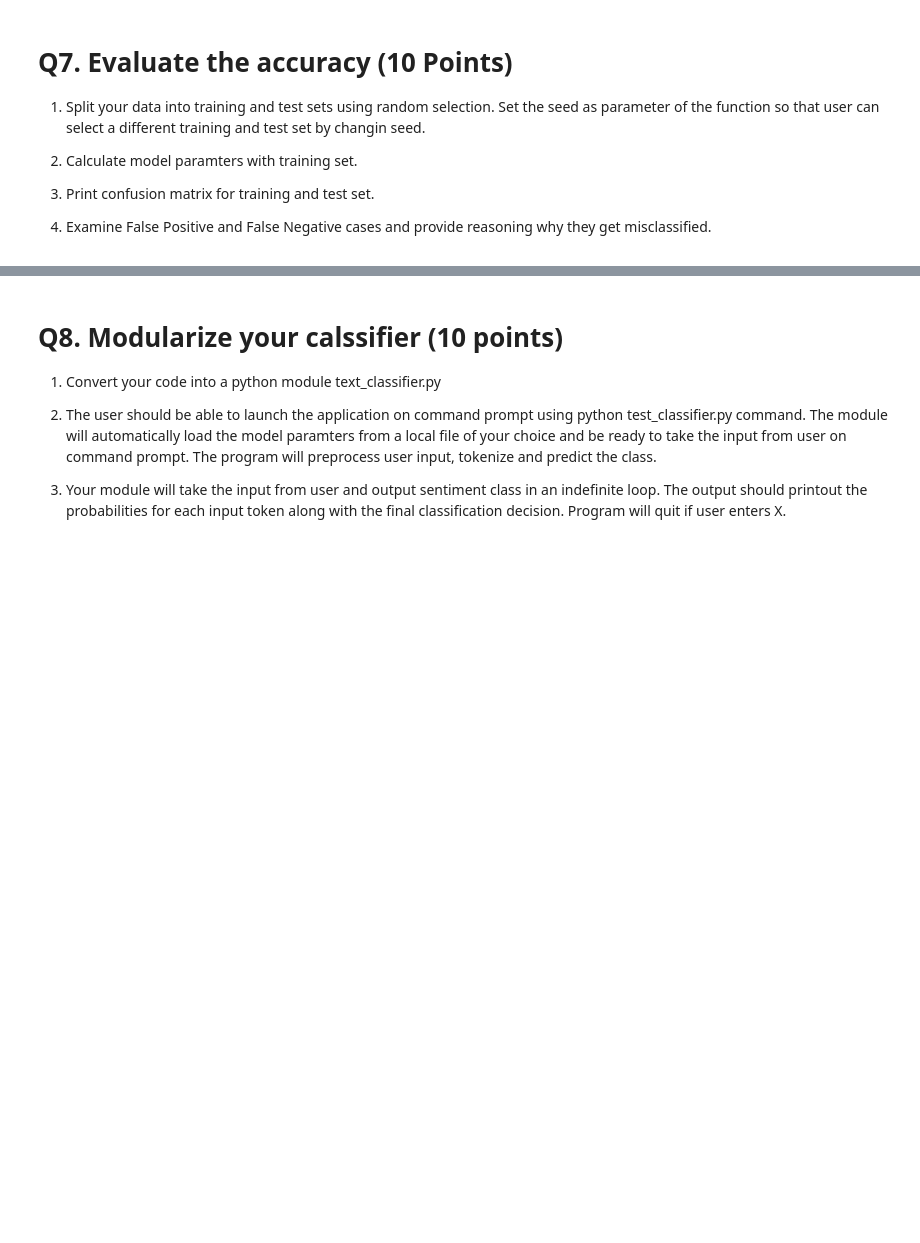
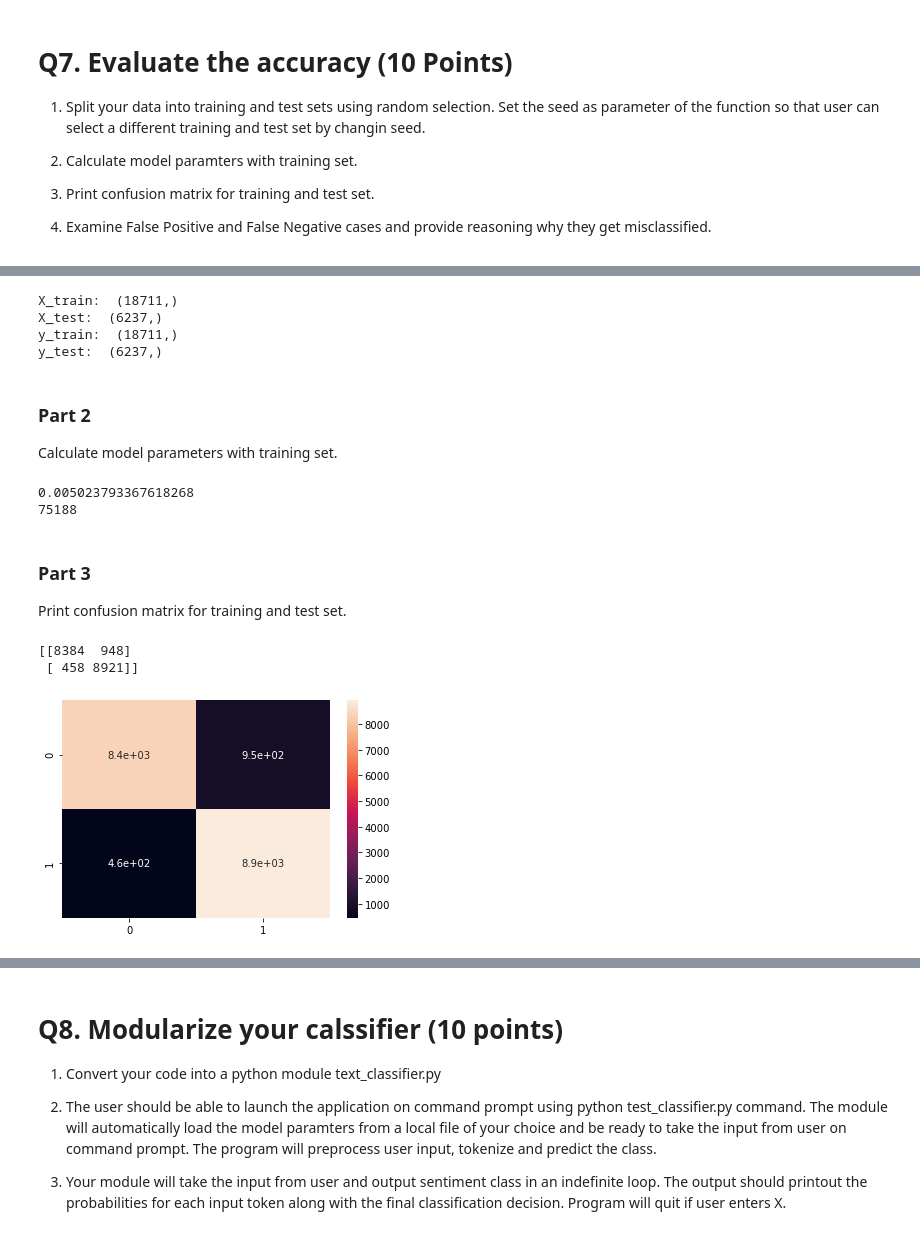
Before and after one commit to alkhalifas/cs-6120-natural-language-processing, a Jupyter notebook: Assignments/Assignment 1/CS6120_NLP_Assignment_1_Notebook(1).ipynb, the cells around one changed output, grey strips where cells are left out. Cells and saved outputs as stored; diff of their text form; code cells hidden in the pictures; blank space fills up the shorter version.

```diff
--- a/Assignments/Assignment 1/CS6120_NLP_Assignment_1_Notebook(1).ipynb
+++ b/Assignments/Assignment 1/CS6120_NLP_Assignment_1_Notebook(1).ipynb
@@ -59,12 +78,12 @@ Feel free to use 'resample' library from sklearn.
 ## hint: use resample from sklearn.utils
 from sklearn.utils import resample
 
-df_majority = None
-df_minority = None
+df_majority = df[df["sentiment"] == "positive"]
+df_minority = df[df["sentiment"] == "negative"]
 
 negative_upsample = resample(df_minority, replace = True,
                         n_samples = df_majority.shape[0],
                         random_state = 101)
 
-df_upsampled = pd.concat([None, None])  # concat two data frames i,e majority class data set and upsampled minority class data set
+df_upsampled = pd.concat([df_majority, negative_upsample])  # concat two data frames i,e majority class data set and upsampled minority class data set
 df_upsampled = df_upsampled.sample(frac = 1)
@@ -506,0 +669,37 @@ naive_bayes_predict(my_review, logprior, loglikelihood)
+# %%
+# ## Considering 10000 positive and 10000 negative data points
+# negative_data_points_train = df_upsampled[df_upsampled["sentiment"] == "negative"].iloc[:10000]
+# positive_data_points_train = df_upsampled[df_upsampled["sentiment"] == "positive"].iloc[:10000]
+
+
+# ## Considering the remaining data points for test
+# negative_data_points_test = df_upsampled[df_upsampled["sentiment"] == "negative"].iloc[10000:]
+# positive_data_points_test = df_upsampled[df_upsampled["sentiment"] == "positive"].iloc[10000:]
+
+X_train, X_test, y_train, y_test = train_test_split(df_upsampled["review"],
+                                                    df_upsampled["sentiment"].map(output_map),
+                                                    test_size = 0.25,
+                                                    random_state=3)
+
+print("X_train: ", X_train.shape)
+print("X_test: ", X_test.shape)
+print("y_train: ", y_train.shape)
+print("y_test: ", y_test.shape)
+# %% [output]
+X_train:  (18711,)
+X_test:  (6237,)
+y_train:  (18711,)
+y_test:  (6237,)
+# %% [markdown]
+### Part 2
+Calculate model parameters with training set.
+# %%
+logprior, loglikelihood = train_naive_bayes(freqs, X_train, y_train)
+print(logprior)
+print(len(loglikelihood))
+# %% [output]
+0.005023793367618268
+75188
+# %% [markdown]
+### Part 3
+Print confusion matrix for training and test set.
@@ -506,0 +708,15 @@ naive_bayes_predict(my_review, logprior, loglikelihood)
+# %%
+# Training Set
+
+y_pred = []
+
+for review in X_train:
+    temp_pred = naive_bayes_predict(review, logprior, loglikelihood)
+    y_pred.append(temp_pred)
+
+print(confusion_matrix(y_train, y_pred))
+sns.heatmap(confusion_matrix(y_train, y_pred),annot=True);
+# %% [output]
+[[8384  948]
+ [ 458 8921]]
+[figure, added]
```
Also changed, not shown: parts of 42 cells of this notebook, 1 other file.
